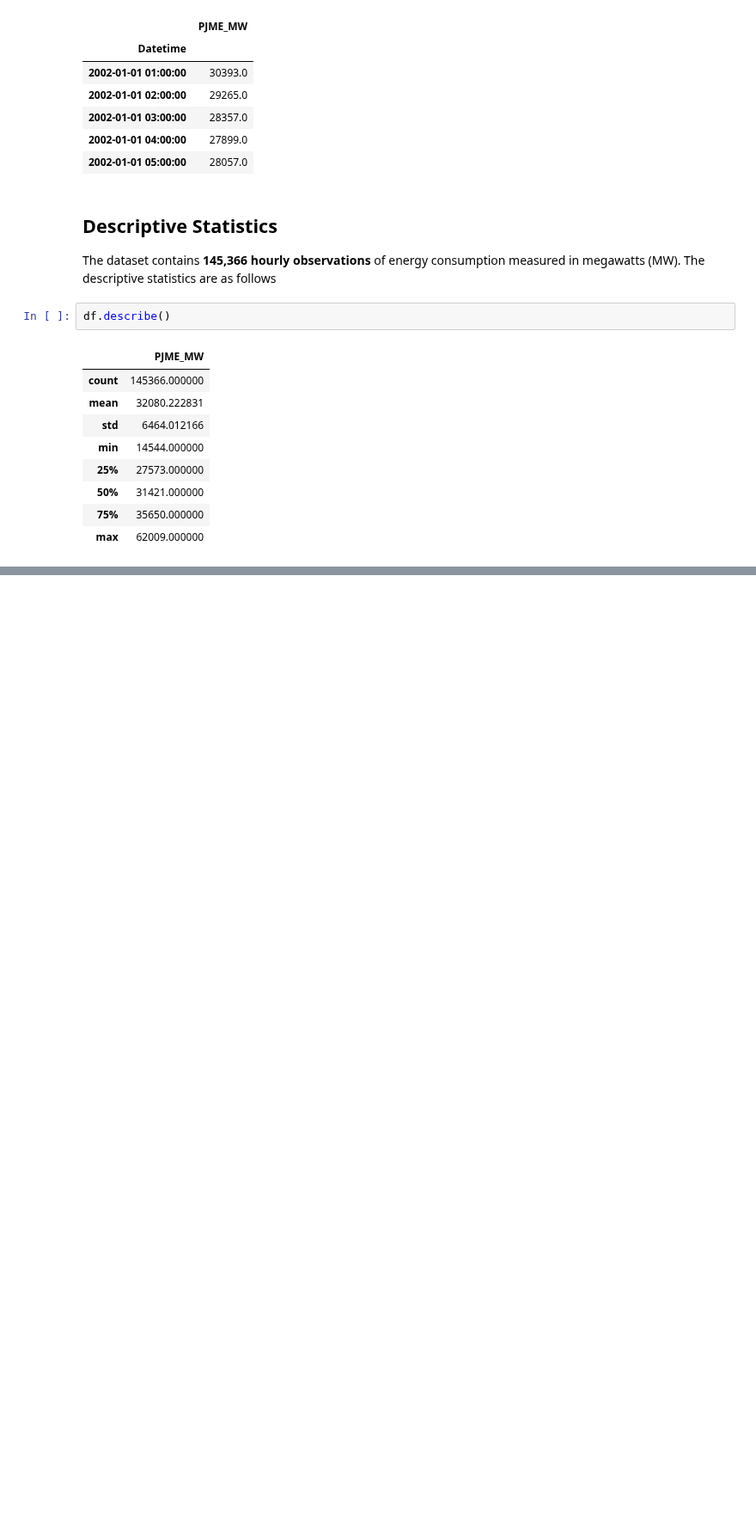
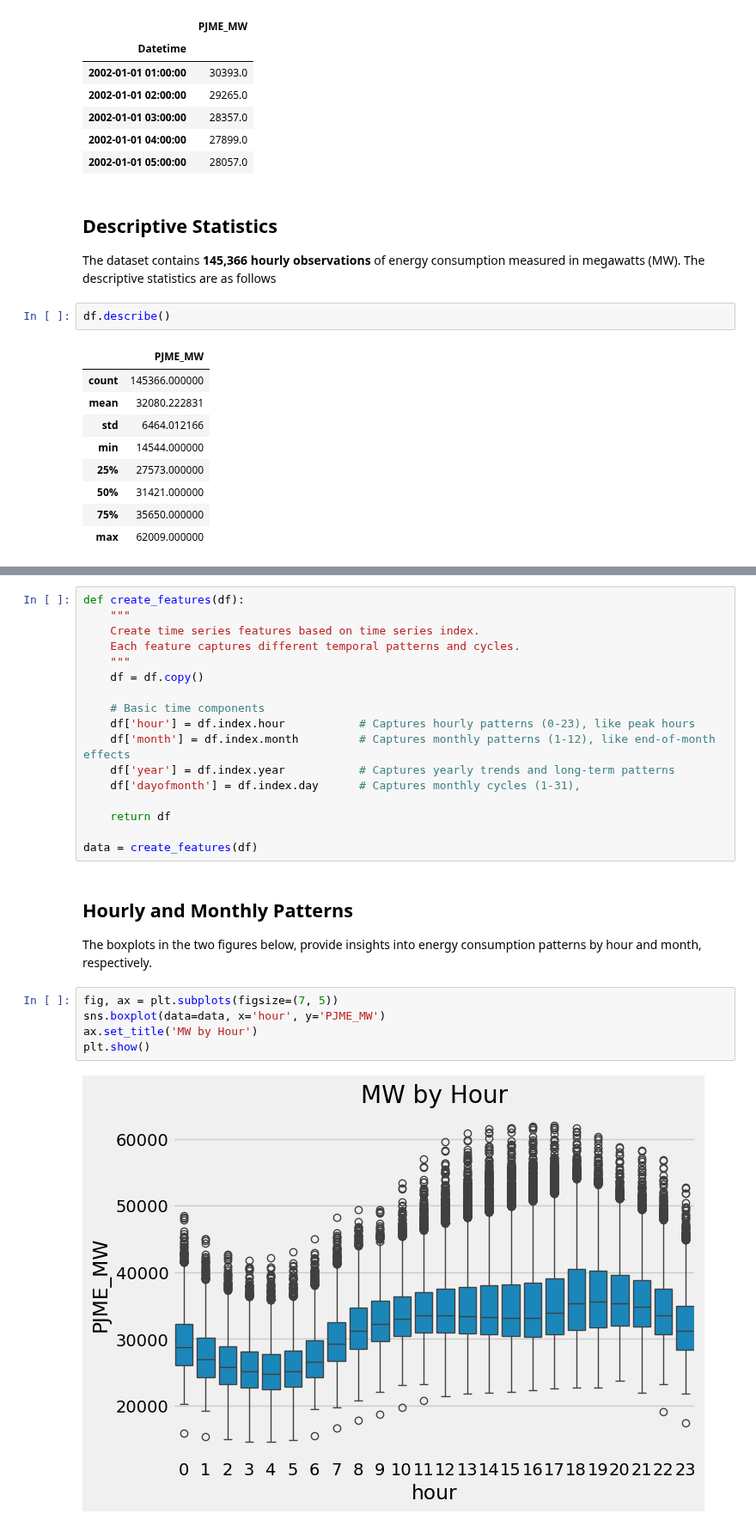
Before and after one commit to anasselbasra/Time-Series-XGBoost-from-Scratch, a Jupyter notebook: Time_Series_XGBoost_from_Scratch.ipynb, the cells around one changed output, grey strips where cells are left out. Shown at 86% size. Saved outputs shown, nothing was run; the diff lists cells and outputs as text; blank space fills up the shorter version.

```diff
--- a/Time_Series_XGBoost_from_Scratch.ipynb
+++ b/Time_Series_XGBoost_from_Scratch.ipynb
@@ -135,0 +198,27 @@ df.describe()
+# %%
+def create_features(df):
+    """
+    Create time series features based on time series index.
+    Each feature captures different temporal patterns and cycles.
+    """
+    df = df.copy()
+
+    # Basic time components
+    df['hour'] = df.index.hour           # Captures hourly patterns (0-23), like peak hours
+    df['month'] = df.index.month         # Captures monthly patterns (1-12), like end-of-month effects
+    df['year'] = df.index.year           # Captures yearly trends and long-term patterns
+    df['dayofmonth'] = df.index.day      # Captures monthly cycles (1-31),
+
+    return df
+
+data = create_features(df)
+# %% [markdown]
+## Hourly and Monthly Patterns
+The boxplots in the two figures below, provide insights into energy consumption patterns by hour and month, respectively.
+# %%
+fig, ax = plt.subplots(figsize=(7, 5))
+sns.boxplot(data=data, x='hour', y='PJME_MW')
+ax.set_title('MW by Hour')
+plt.show()
+# %% [output]
+[figure, added]
```
Also changed, not shown: parts of 12 cells of this notebook.
